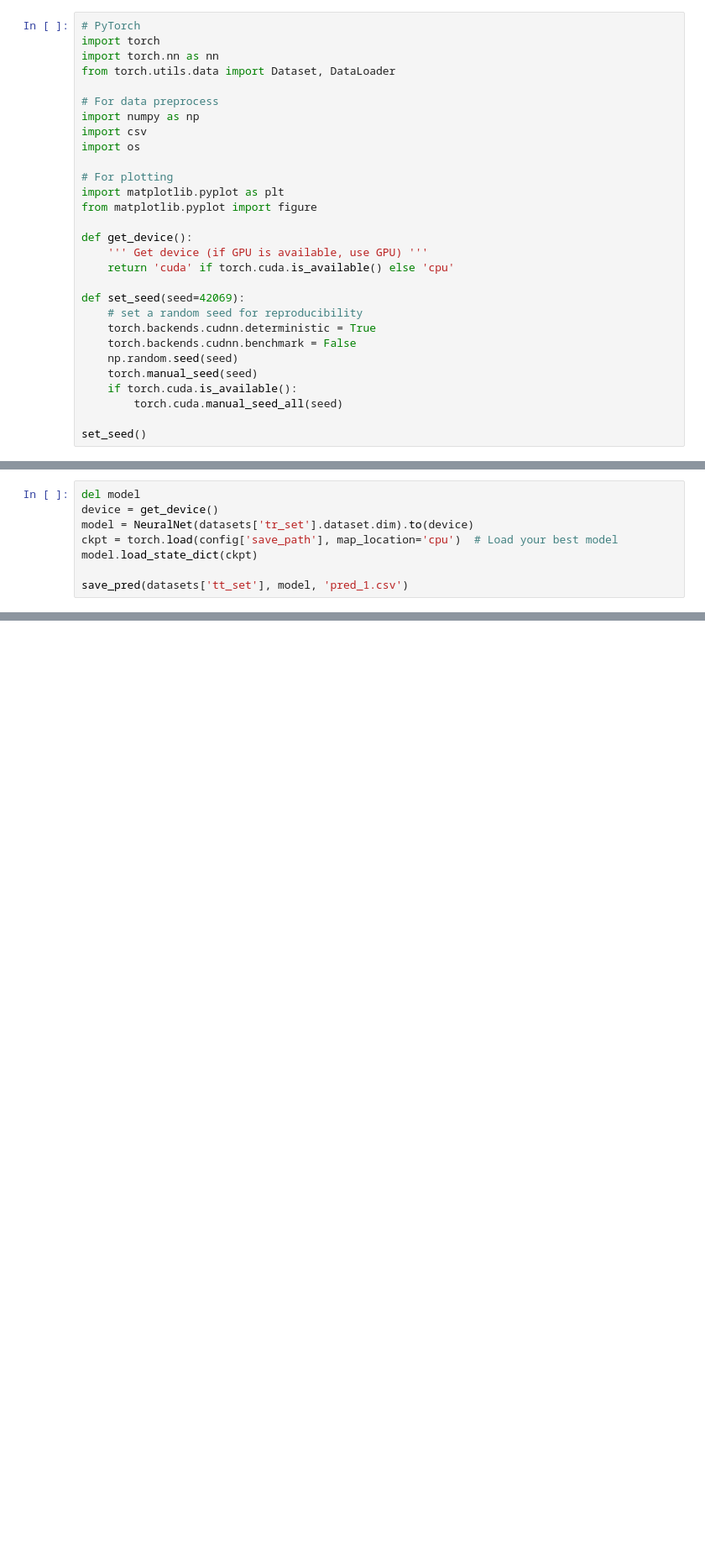
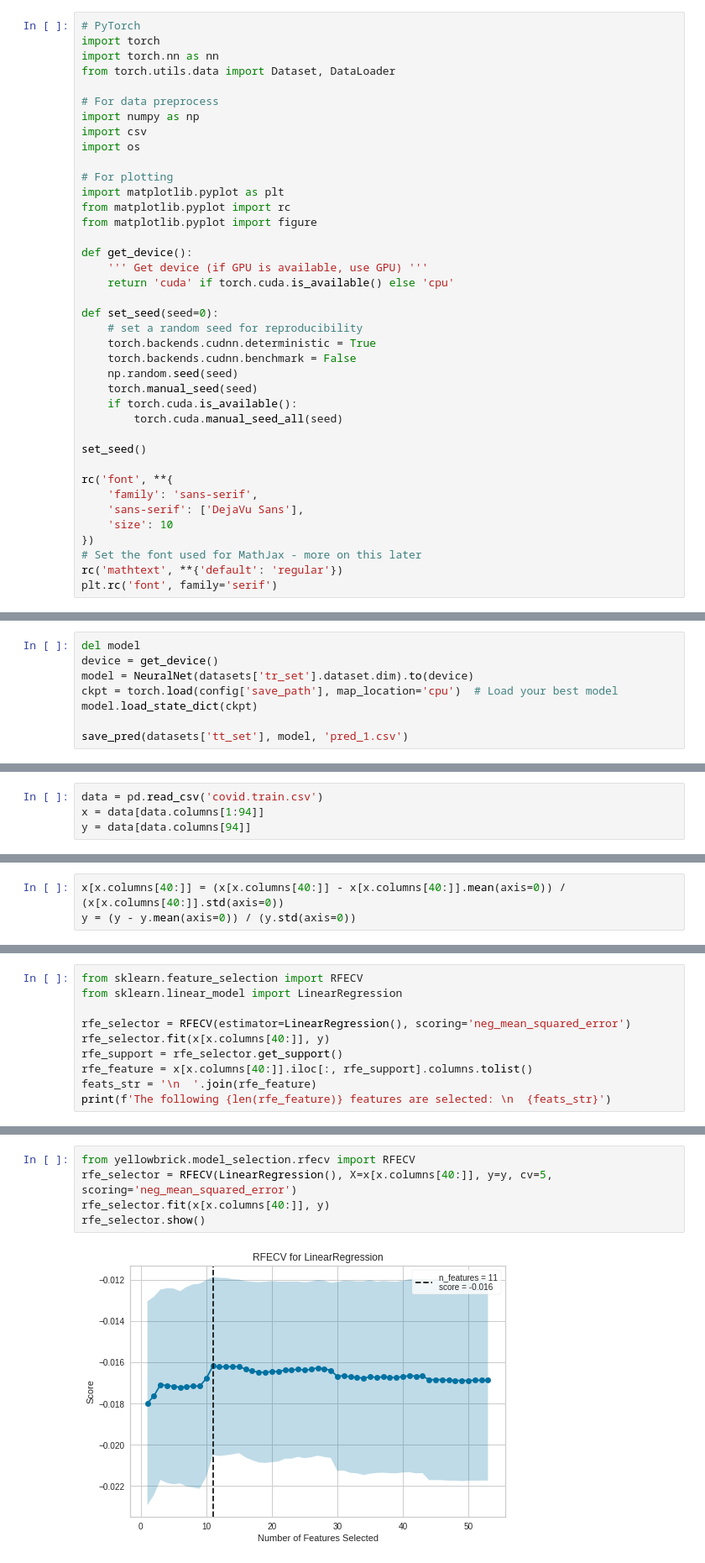
Before and after one commit to wehs7661/deep_learning_projects, a Jupyter notebook: covid_regression/DNN_test_positive/feature_selection.ipynb, the cells around one changed output, grey strips where cells are left out. Shown at 84% size. Cells and saved outputs as stored; diff of their text form; blank space fills up the shorter version.

```diff
--- a/covid_regression/DNN_test_positive/feature_selection.ipynb
+++ b/covid_regression/DNN_test_positive/feature_selection.ipynb
@@ -77,13 +77,14 @@ import os
 
 # For plotting
 import matplotlib.pyplot as plt
+from matplotlib.pyplot import rc
 from matplotlib.pyplot import figure
 
 def get_device():
     ''' Get device (if GPU is available, use GPU) '''
     return 'cuda' if torch.cuda.is_available() else 'cpu'
 
-def set_seed(seed=42069):
+def set_seed(seed=0):
     # set a random seed for reproducibility
     torch.backends.cudnn.deterministic = True
     torch.backends.cudnn.benchmark = False
@@ -93,3 +94,12 @@ def set_seed(seed=42069):
         torch.cuda.manual_seed_all(seed)
 
 set_seed()
+
+rc('font', **{
+    'family': 'sans-serif',
+    'sans-serif': ['DejaVu Sans'],
+    'size': 10
+})
+# Set the font used for MathJax - more on this later
+rc('mathtext', **{'default': 'regular'})
+plt.rc('font', family='serif')
@@ -522,0 +562,4 @@ save_pred(datasets['tt_set'], model, 'pred_1.csv')
+# %%
+data = pd.read_csv('covid.train.csv')
+x = data[data.columns[1:94]]
+y = data[data.columns[94]]
@@ -522,0 +568,3 @@ save_pred(datasets['tt_set'], model, 'pred_1.csv')
+# %%
+x[x.columns[40:]] = (x[x.columns[40:]] - x[x.columns[40:]].mean(axis=0)) / (x[x.columns[40:]].std(axis=0))
+y = (y - y.mean(axis=0)) / (y.std(axis=0))
@@ -522,0 +577,10 @@ save_pred(datasets['tt_set'], model, 'pred_1.csv')
+# %%
+from sklearn.feature_selection import RFECV
+from sklearn.linear_model import LinearRegression
+
+rfe_selector = RFECV(estimator=LinearRegression(), scoring='neg_mean_squared_error')
+rfe_selector.fit(x[x.columns[40:]], y)
+rfe_support = rfe_selector.get_support()
+rfe_feature = x[x.columns[40:]].iloc[:, rfe_support].columns.tolist()
+feats_str = '\n  '.join(rfe_feature)
+print(f'The following {len(rfe_feature)} features are selected: \n  {feats_str}')
@@ -522,0 +651,7 @@ save_pred(datasets['tt_set'], model, 'pred_1.csv')
+# %%
+from yellowbrick.model_selection.rfecv import RFECV
+rfe_selector = RFECV(LinearRegression(), X=x[x.columns[40:]], y=y, cv=5, scoring='neg_mean_squared_error')
+rfe_selector.fit(x[x.columns[40:]], y)
+rfe_selector.show()
+# %% [output]
+[figure, added]
```
Also changed, not shown: parts of 85 cells of this notebook.
